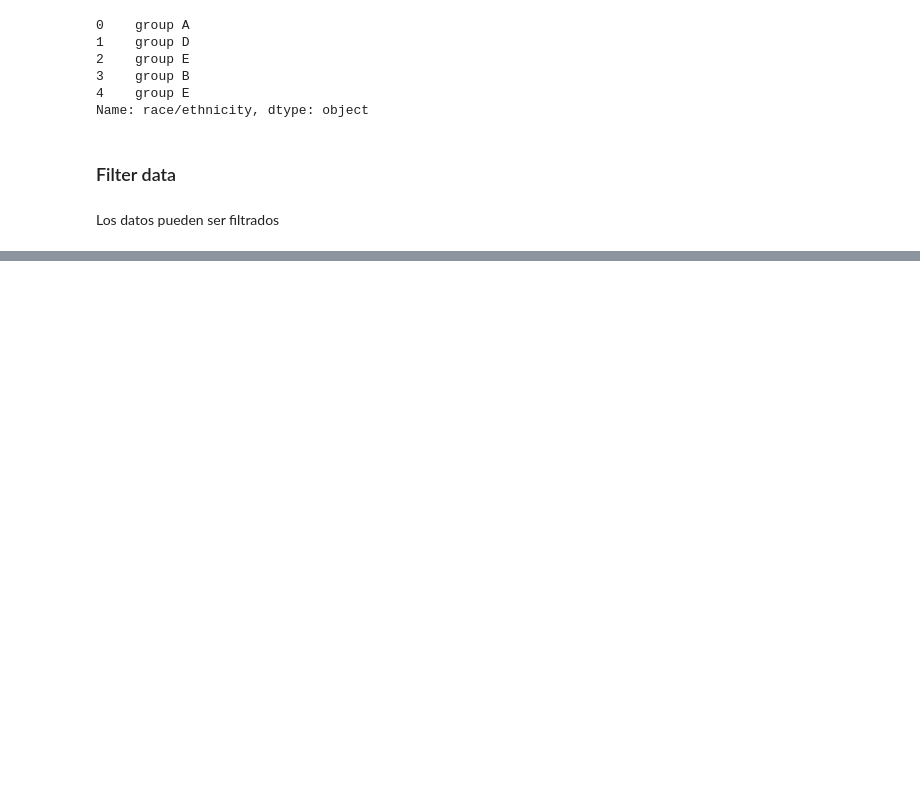
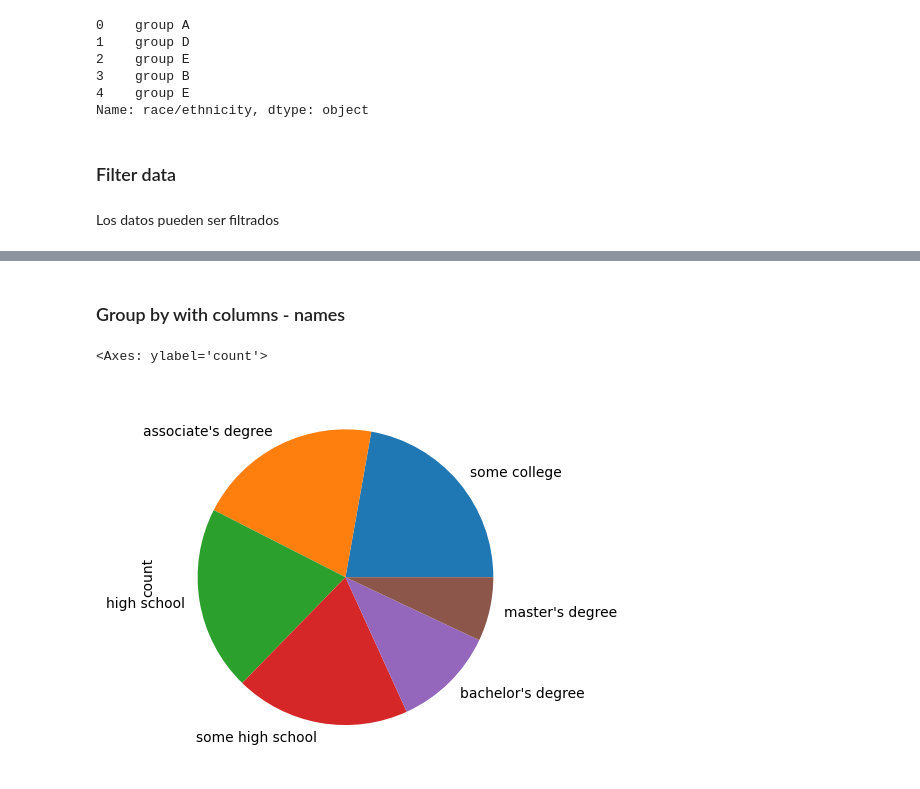
Before and after one commit to crixtiam/python-begginers, a Jupyter notebook: json-database/analisis_datos_pd.ipynb, the cells around one changed output, grey strips where cells are left out. Drawn from its saved outputs; the diff is of its cells as text; code cells hidden in the pictures; blank space fills up the shorter version.

```diff
--- a/json-database/analisis_datos_pd.ipynb
+++ b/json-database/analisis_datos_pd.ipynb
@@ -89,0 +331,7 @@ import matplotlib.pyplot as plt
+# %% [markdown]
+### Group by with columns - names
+# %%
+student_data['parental level of education'].value_counts().plot(kind='pie')
+# %% [output]
+<Axes: ylabel='count'>
+[figure, added]
```
Also changed, not shown: parts of 35 cells of this notebook, 5 other files.
